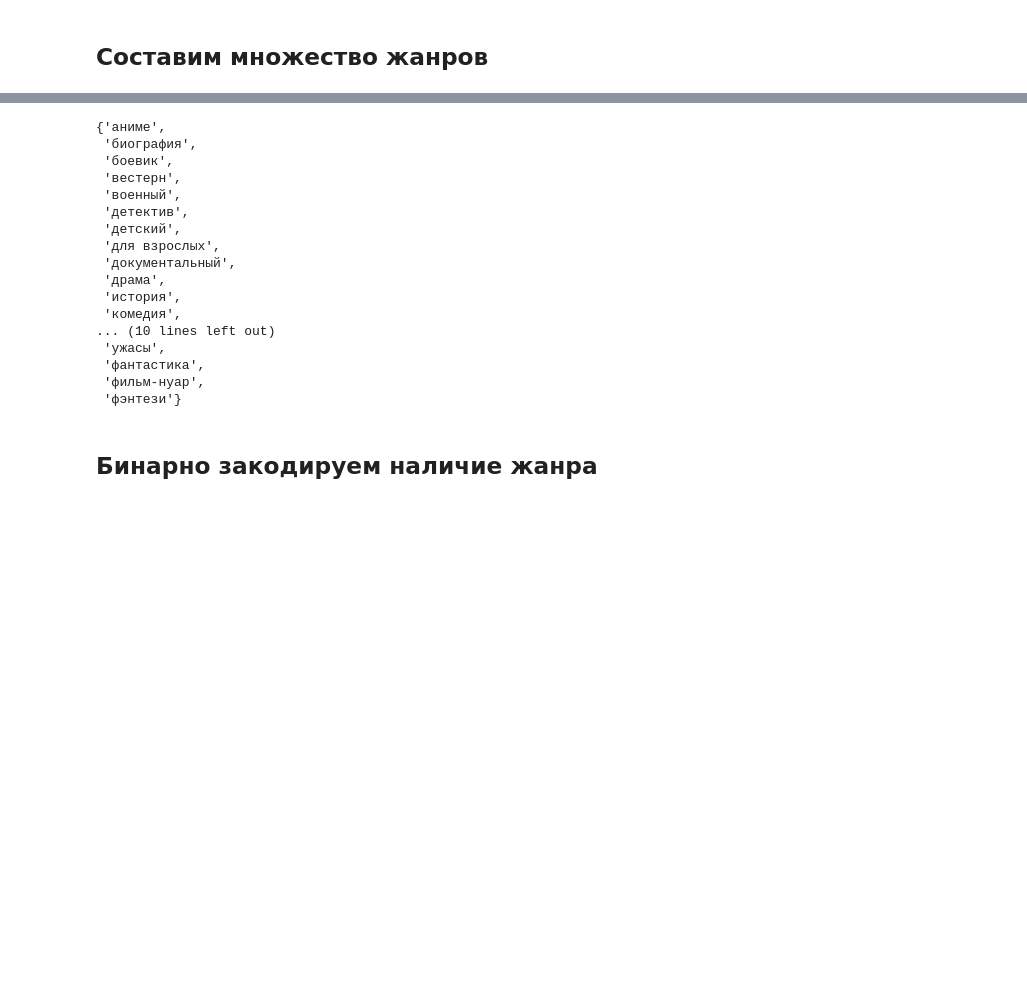
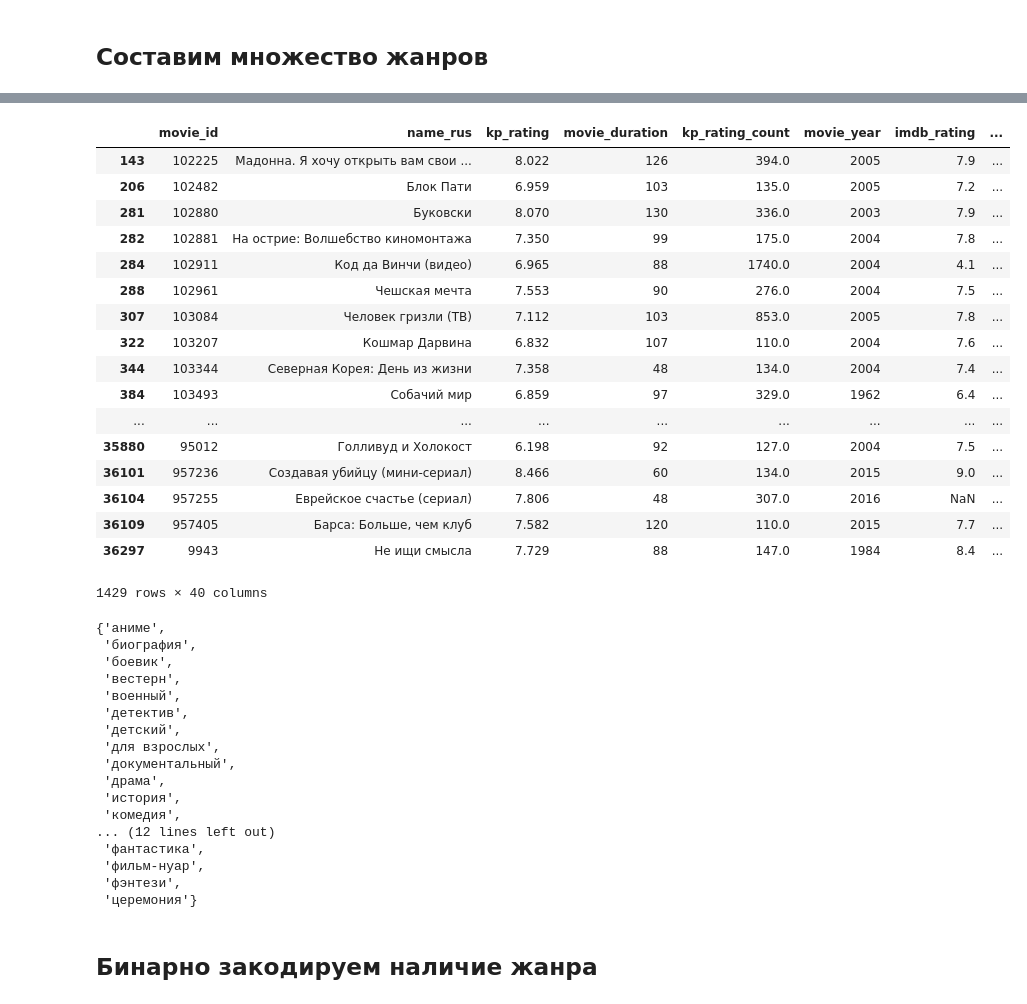
Before and after one commit to kandrewkov/Movie-Recommendations, a Jupyter notebook: preproc_data.ipynb, the cells around one changed output, grey strips where cells are left out. Saved outputs shown, nothing was run; the diff lists cells and outputs as text; code cells hidden in the pictures; blank space fills up the shorter version.

```diff
--- a/preproc_data.ipynb
+++ b/preproc_data.ipynb
@@ -44,6 +65,27 @@ for ind, genre_str in enumerate(movies['genres']):
+# %%
+movies[movies['документальный'] == 1]
+# %% [output]
+|  | movie_id | name_rus | kp_rating | movie_duration | kp_rating_count | movie_year | imdb_rating | ... |
+| 143 | 102225 | Мадонна. Я хочу открыть вам свои ... | 8.022 | 126 | 394.0 | 2005 | 7.9 | ... |
+| 206 | 102482 | Блок Пати | 6.959 | 103 | 135.0 | 2005 | 7.2 | ... |
+| 281 | 102880 | Буковски | 8.070 | 130 | 336.0 | 2003 | 7.9 | ... |
+| 282 | 102881 | На острие: Волшебство киномонтажа | 7.350 | 99 | 175.0 | 2004 | 7.8 | ... |
+| 284 | 102911 | Код да Винчи (видео) | 6.965 | 88 | 1740.0 | 2004 | 4.1 | ... |
+| 288 | 102961 | Чешская мечта | 7.553 | 90 | 276.0 | 2004 | 7.5 | ... |
+| 307 | 103084 | Человек гризли (ТВ) | 7.112 | 103 | 853.0 | 2005 | 7.8 | ... |
+| 322 | 103207 | Кошмар Дарвина | 6.832 | 107 | 110.0 | 2004 | 7.6 | ... |
+| 344 | 103344 | Северная Корея: День из жизни | 7.358 | 48 | 134.0 | 2004 | 7.4 | ... |
+| 384 | 103493 | Собачий мир | 6.859 | 97 | 329.0 | 1962 | 6.4 | ... |
+| ... | ... | ... | ... | ... | ... | ... | ... | ... |
+| 35880 | 95012 | Голливуд и Холокост | 6.198 | 92 | 127.0 | 2004 | 7.5 | ... |
+| 36101 | 957236 | Создавая убийцу (мини-сериал) | 8.466 | 60 | 134.0 | 2015 | 9.0 | ... |
+| 36104 | 957255 | Еврейское счастье (сериал) | 7.806 | 48 | 307.0 | 2016 | NaN | ... |
+| 36109 | 957405 | Барса: Больше, чем клуб | 7.582 | 120 | 110.0 | 2015 | 7.7 | ... |
+| 36297 | 9943 | Не ищи смысла | 7.729 | 88 | 147.0 | 1984 | 8.4 | ... |
+1429 rows × 40 columns
 # %%
 set_of_genres = set(dict_of_genres)
-set_of_genres -= set(['игра', 'игра', 'короткометражка', 'новости', 'реальное ТВ'])
+set_of_genres -= set(['игра', 'короткометражка', 'новости', 'реальное ТВ'])
 set_of_genres
 # %% [output]
 {'аниме',
@@ -58,11 +100,11 @@ set_of_genres
  'драма',
  'история',
  'комедия',
-... (10 lines left out)
- 'ужасы',
+... (12 lines left out)
  'фантастика',
  'фильм-нуар',
- 'фэнтези'}
+ 'фэнтези',
+ 'церемония'}
 # %% [markdown]
 ## Бинарно закодируем наличие жанра
 # %%
```
Also changed, not shown: parts of 59 cells of this notebook, 1 other file.
